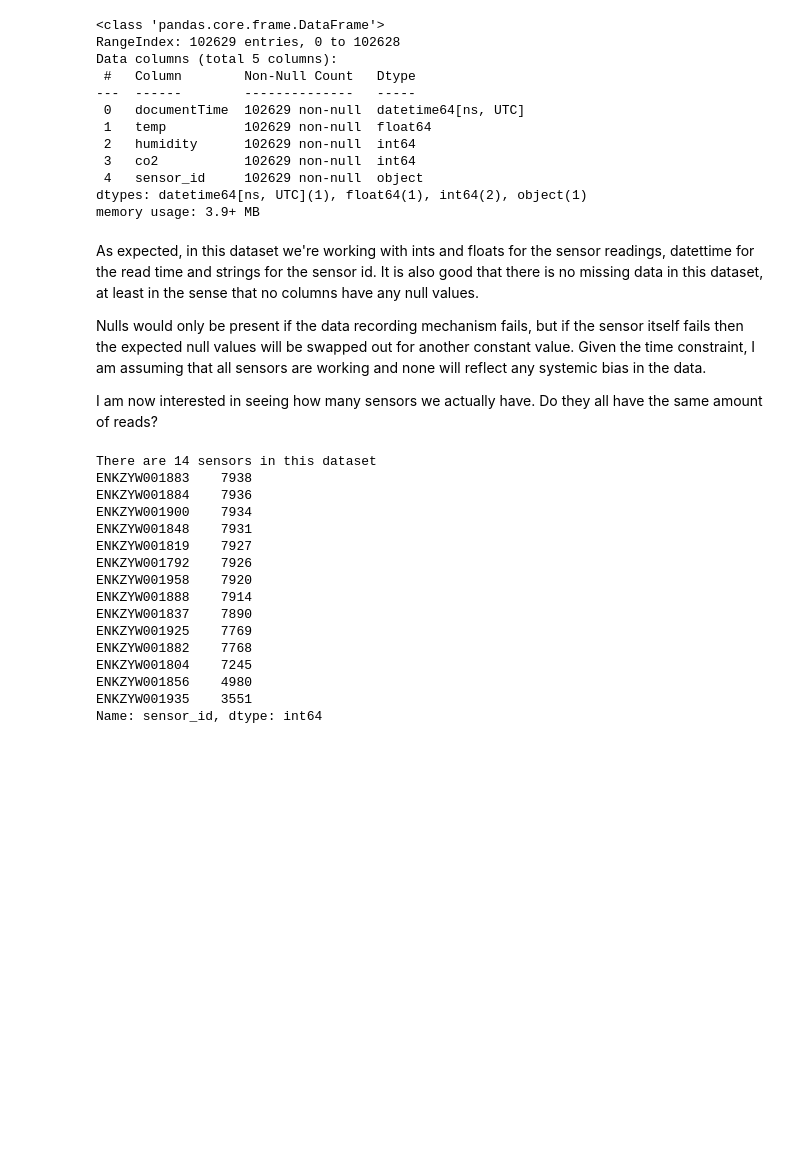
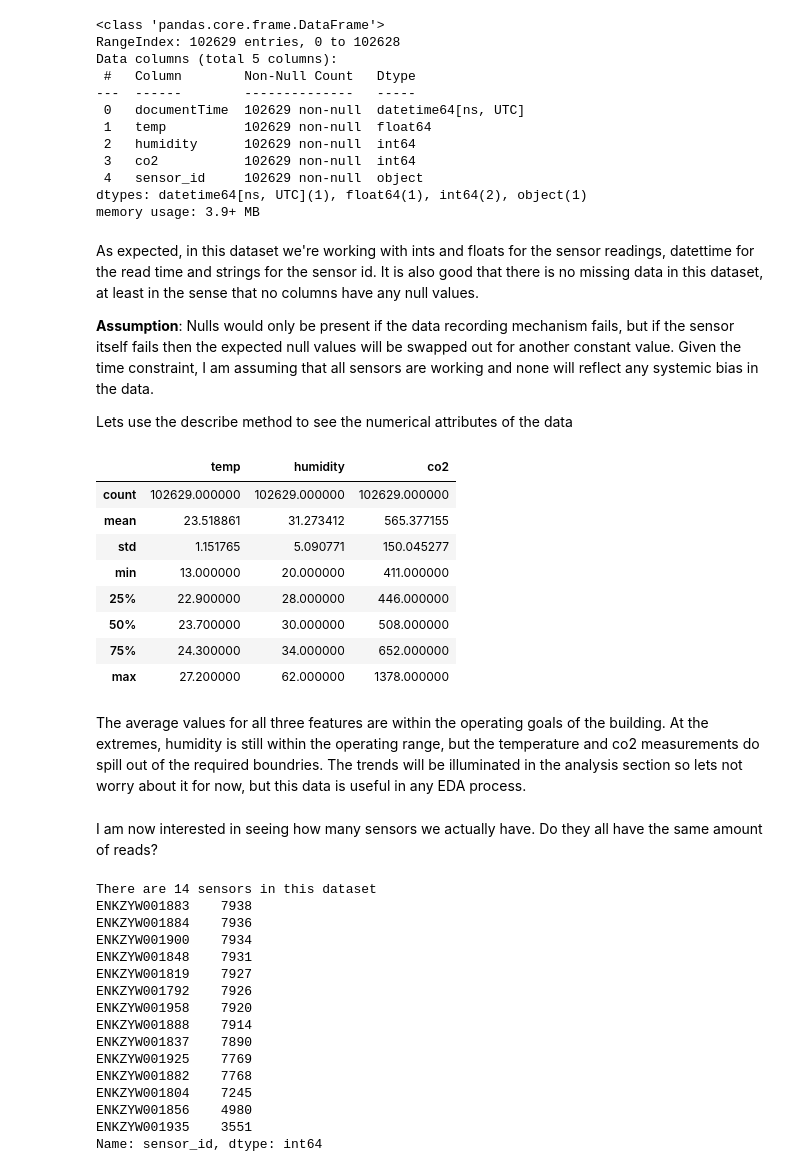
Before and after one commit to SidMurthy97/fp_task, a Jupyter notebook: analysis.ipynb, the cells around one changed output. Saved outputs shown, nothing was run; the diff lists cells and outputs as text; code cells hidden in the pictures; blank space fills up the shorter version.

```diff
--- a/analysis.ipynb
+++ b/analysis.ipynb
@@ -49,9 +52,26 @@ memory usage: 3.9+ MB
 # %% [markdown]
 As expected, in this dataset we're working with ints and floats for the sensor readings, datettime for the read time and strings for the sensor id. It is also good that there is no missing data in this dataset, at least in the sense that no columns have any null values.
 
-Nulls would only be present if the data recording mechanism fails, but if the sensor itself fails then the expected null values will be swapped out for another constant value. Given the time constraint, I am assuming that all sensors are working and none will reflect any systemic bias in the data.
+**Assumption**: Nulls would only be present if the data recording mechanism fails, but if the sensor itself fails then the expected null values will be swapped out for another constant value. Given the time constraint, I am assuming that all sensors are working and none will reflect any systemic bias in the data.
 
-I am now interested in seeing how many sensors we actually have. Do they all have the same amount of reads?
+Lets use the describe method to see the numerical attributes of the data
+# %%
+iaq.describe()
+# %% [output]
+|  | temp | humidity | co2 |
+| count | 102629.000000 | 102629.000000 | 102629.000000 |
+| mean | 23.518861 | 31.273412 | 565.377155 |
+| std | 1.151765 | 5.090771 | 150.045277 |
+| min | 13.000000 | 20.000000 | 411.000000 |
+| 25% | 22.900000 | 28.000000 | 446.000000 |
+| 50% | 23.700000 | 30.000000 | 508.000000 |
+| 75% | 24.300000 | 34.000000 | 652.000000 |
+| max | 27.200000 | 62.000000 | 1378.000000 |
+# %% [markdown]
+The average values for all three features are within the operating goals of the building. At the extremes, humidity is still within the operating range, but the temperature and co2 measurements do spill out of the required boundries. The trends will be illuminated in the analysis section so lets not worry about it for now, but this data is useful in any EDA process.
+# %% [markdown]
+
+I am now interested in seeing how many sensors we actually have. Do they all have the same amount of reads?
 # %%
 sensor_counts = iaq.sensor_id.value_counts()
 
```
Also changed, not shown: parts of 25 cells of this notebook.
